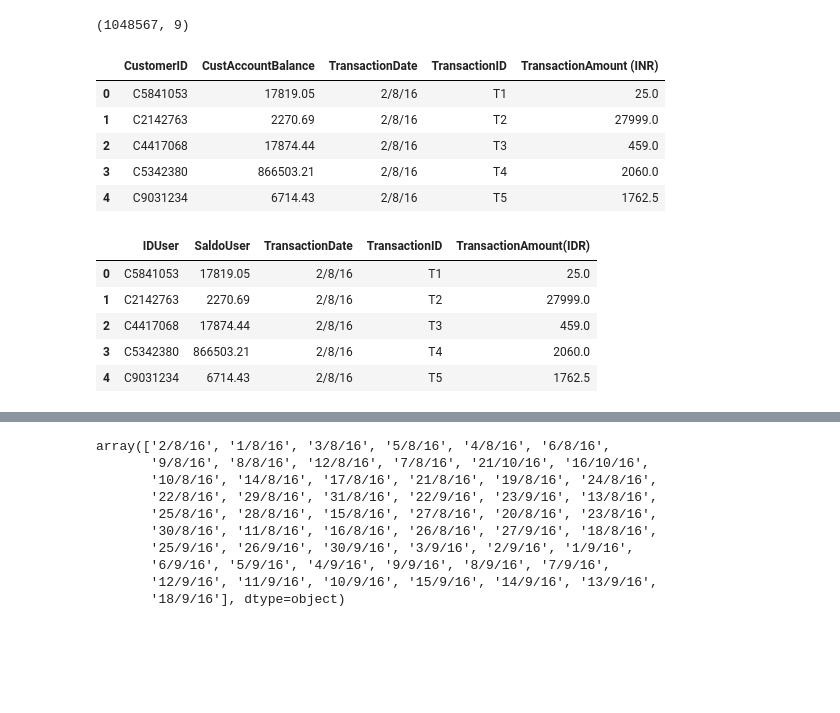
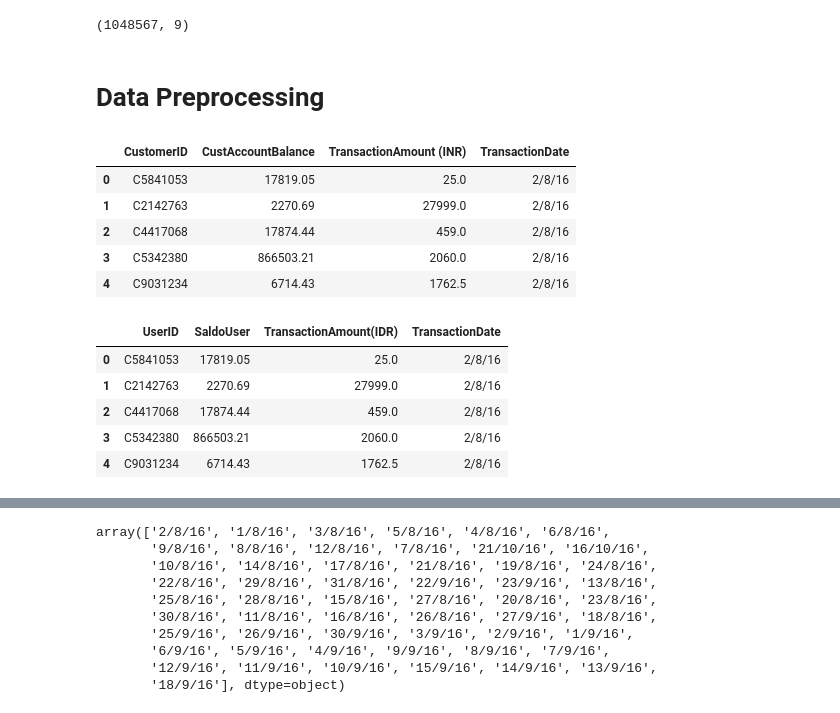
Before and after one commit to alouvre/CapstoneNeeds, a Jupyter notebook: Data_Collecting_FiturPrediksiPolaPengeluaranUser.ipynb, the cells around one changed output, grey strips where cells are left out. Saved outputs shown, nothing was run; the diff lists cells and outputs as text; code cells hidden in the pictures; blank space fills up the shorter version.

```diff
--- a/Data_Collecting_FiturPrediksiPolaPengeluaranUser.ipynb
+++ b/Data_Collecting_FiturPrediksiPolaPengeluaranUser.ipynb
@@ -76,30 +84,32 @@ df.head()
 df.shape
 # %% [output]
 (1048567, 9)
+# %% [markdown]
+# **Data Preprocessing**
 # %%
 # Memilih kolom-kolom yang relevan untuk digunakan
-data = df[['CustomerID','CustAccountBalance', 'TransactionDate', 'TransactionID', 'TransactionAmount (INR)']]
+data = df[['CustomerID', 'CustAccountBalance', 'TransactionAmount (INR)', 'TransactionDate']]
 
 data.head()
 # %% [output]
-|  | CustomerID | CustAccountBalance | TransactionDate | TransactionID | TransactionAmount (INR) |
-| 0 | C5841053 | 17819.05 | 2/8/16 | T1 | 25.0 |
-| 1 | C2142763 | 2270.69 | 2/8/16 | T2 | 27999.0 |
-| 2 | C4417068 | 17874.44 | 2/8/16 | T3 | 459.0 |
-| 3 | C5342380 | 866503.21 | 2/8/16 | T4 | 2060.0 |
-| 4 | C9031234 | 6714.43 | 2/8/16 | T5 | 1762.5 |
+|  | CustomerID | CustAccountBalance | TransactionAmount (INR) | TransactionDate |
+| 0 | C5841053 | 17819.05 | 25.0 | 2/8/16 |
+| 1 | C2142763 | 2270.69 | 27999.0 | 2/8/16 |
+| 2 | C4417068 | 17874.44 | 459.0 | 2/8/16 |
+| 3 | C5342380 | 866503.21 | 2060.0 | 2/8/16 |
+| 4 | C9031234 | 6714.43 | 1762.5 | 2/8/16 |
 # %%
 # Mengganti nama beberapa kolom
-data = data.rename(columns={'CustomerID': 'IDUser', 'CustAccountBalance': 'SaldoUser', 'TransactionAmount (INR)': 'TransactionAmount(IDR)'})
+data = data.rename(columns={'CustomerID': 'UserID', 'CustAccountBalance': 'SaldoUser', 'TransactionAmount (INR)': 'TransactionAmount(IDR)'})
 
 data.head()
 # %% [output]
-|  | IDUser | SaldoUser | TransactionDate | TransactionID | TransactionAmount(IDR) |
-| 0 | C5841053 | 17819.05 | 2/8/16 | T1 | 25.0 |
-| 1 | C2142763 | 2270.69 | 2/8/16 | T2 | 27999.0 |
-| 2 | C4417068 | 17874.44 | 2/8/16 | T3 | 459.0 |
-| 3 | C5342380 | 866503.21 | 2/8/16 | T4 | 2060.0 |
-| 4 | C9031234 | 6714.43 | 2/8/16 | T5 | 1762.5 |
+|  | UserID | SaldoUser | TransactionAmount(IDR) | TransactionDate |
+| 0 | C5841053 | 17819.05 | 25.0 | 2/8/16 |
+| 1 | C2142763 | 2270.69 | 27999.0 | 2/8/16 |
+| 2 | C4417068 | 17874.44 | 459.0 | 2/8/16 |
+| 3 | C5342380 | 866503.21 | 2060.0 | 2/8/16 |
+| 4 | C9031234 | 6714.43 | 1762.5 | 2/8/16 |
 # %%
 # Untuk menampilkan informasi mengenai dataset
 data.info()
```
Also changed, not shown: parts of 26 cells of this notebook.
